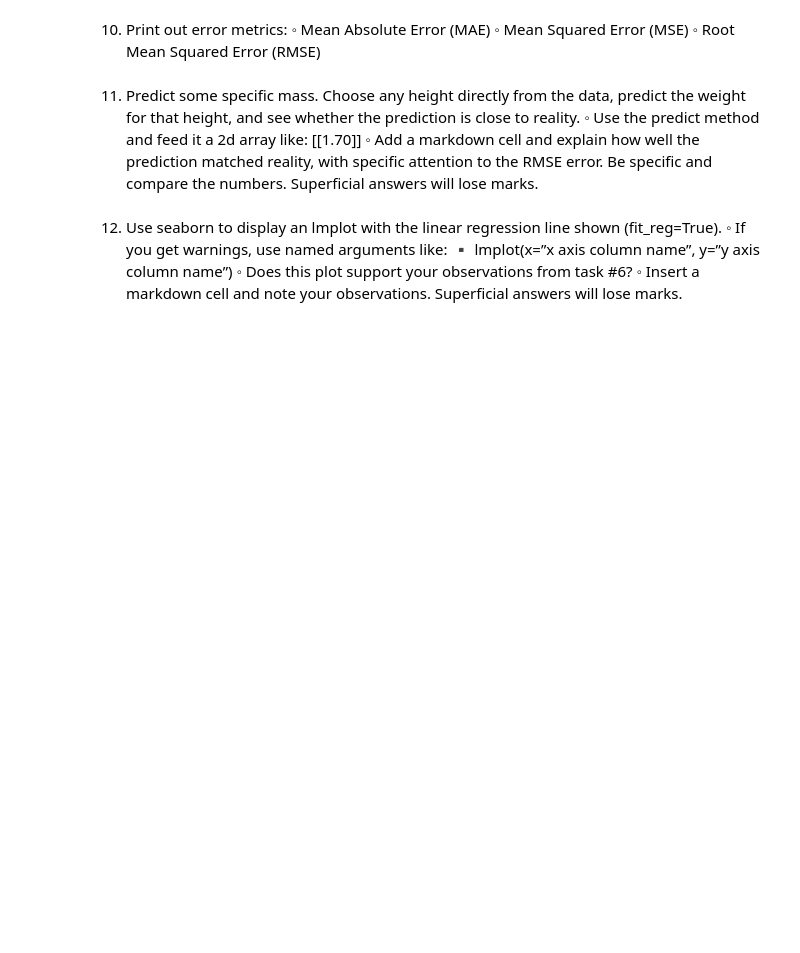
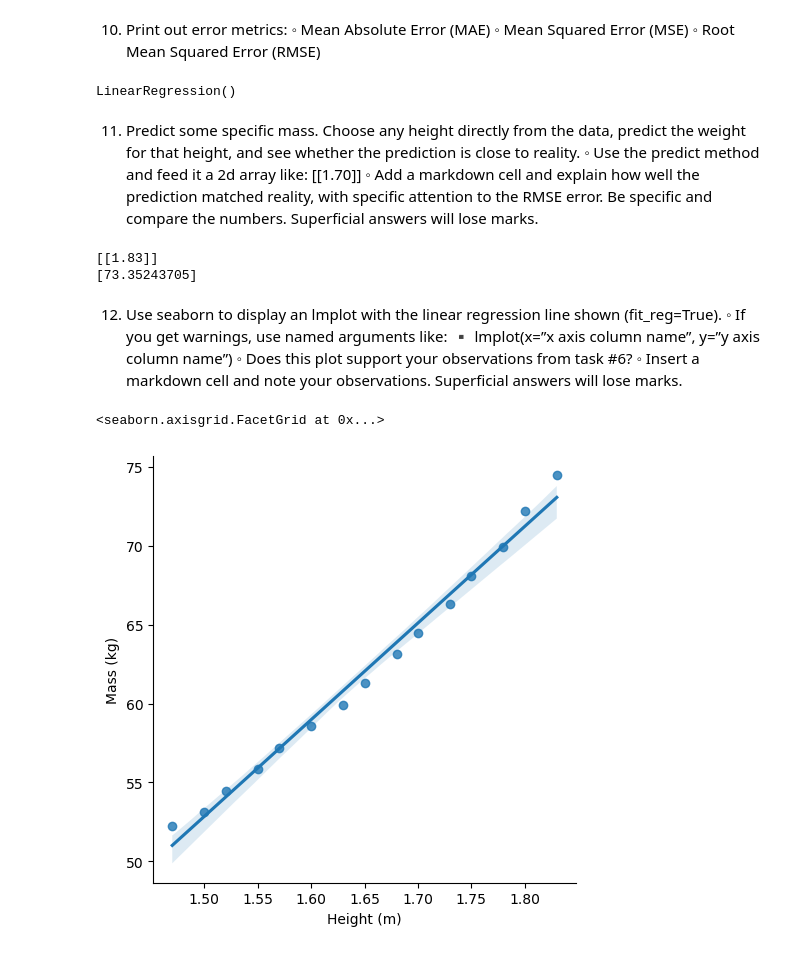
Before and after one commit to Icewav3/Comp-2040_CaseStudy1, a Jupyter notebook: CaseStudy.ipynb, the cells around one changed output. Drawn from its saved outputs; the diff is of its cells as text; code cells hidden in the pictures; blank space fills up the shorter version.

```diff
--- a/CaseStudy.ipynb
+++ b/CaseStudy.ipynb
@@ -114,12 +123,42 @@ LinearRegression()
 ◦ Mean Absolute Error (MAE)
 ◦ Mean Squared Error (MSE)
 ◦ Root Mean Squared Error (RMSE)
+# %%
+from sklearn.metrics import mean_absolute_error, mean_squared_error
+
+# Predict values based on testing data
+y_pred = model.predict(x_test)
+
+# Calculate error metrics
+mae = mean_absolute_error(y_test, y_pred)
+mse = mean_squared_error(y_test, y_pred)
+rmse = np.sqrt(mse)
+
+mae, mse, rmse
+model
+# %% [output]
+LinearRegression()
 # %% [markdown]
 11. Predict some specific mass. Choose any height directly from the data, predict the weight for that height, and see whether the prediction is close to reality.
 ◦ Use the predict method and feed it a 2d array like: [[1.70]]
 ◦ Add a markdown cell and explain how well the prediction matched reality, with specific attention to the RMSE error. Be specific and compare the numbers. Superficial answers will lose marks.
+# %%
+specific_height = df["Height (m)"].sample(1)
+specific_height = np.array(specific_height).reshape(-1, 1)
+
+print(specific_height)
+predicted_weight = model.predict(specific_height)
+print(predicted_weight)
+# %% [output]
+[[1.83]]
+[73.35243705]
 # %% [markdown]
 12. Use seaborn to display an lmplot with the linear regression line shown (fit_reg=True).
 ◦ If you get warnings, use named arguments like:
 ▪ lmplot(x=”x axis column name”, y=”y axis column name”) ◦ Does this plot support your observations from task #6?
 ◦ Insert a markdown cell and note your observations. Superficial answers will lose marks.
+# %%
+sns.lmplot(data=df, x='Height (m)', y='Mass (kg)', fit_reg=True)
+# %% [output]
+<seaborn.axisgrid.FacetGrid at 0x...>
+[figure, added]
```
Also changed, not shown: parts of 2 cells of this notebook.
